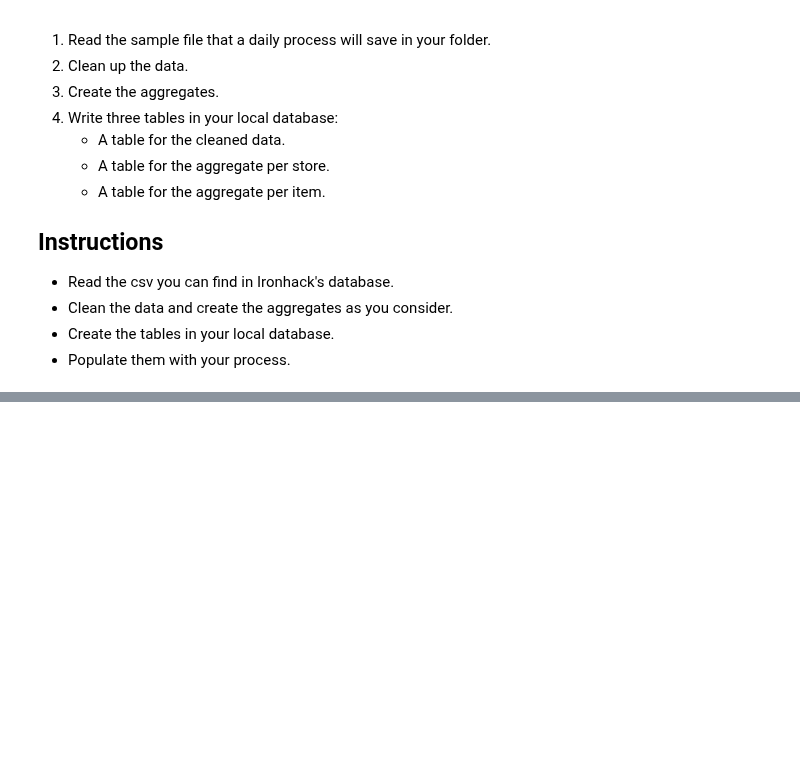
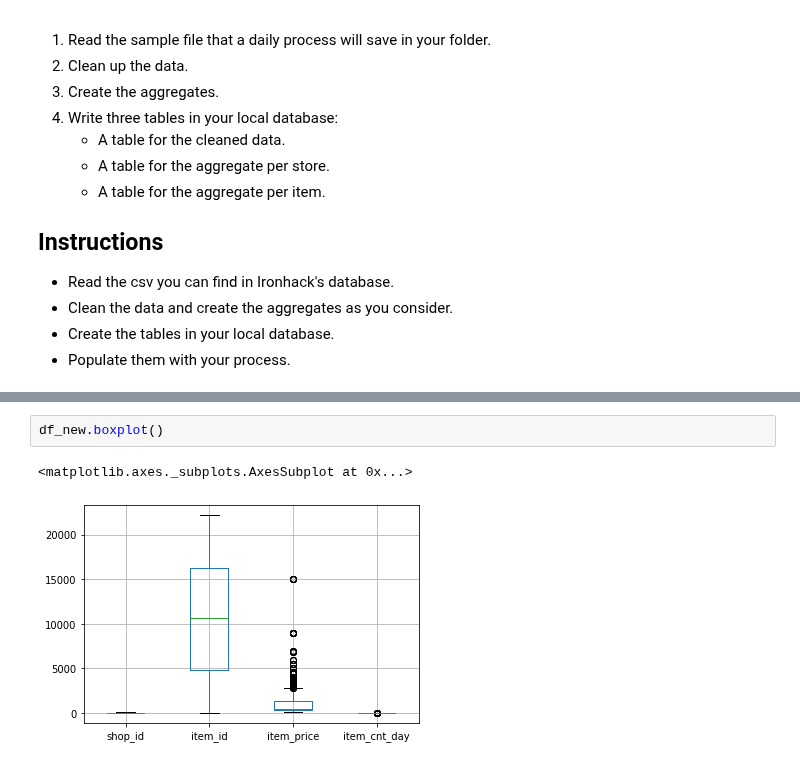
Before and after one commit to ta-data-bcn/lab-df-calculation-and-transformation, a Jupyter notebook: your-code/main.ipynb, the cells around one changed output, grey strips where cells are left out. Cells and saved outputs as stored; diff of their text form; blank space fills up the shorter version.

```diff
--- a/your-code/main.ipynb
+++ b/your-code/main.ipynb
@@ -33,0 +143,5 @@ import pandas as pd
+# %%
+df_new.boxplot()
+# %% [output]
+<matplotlib.axes._subplots.AxesSubplot at 0x...>
+[figure, added]
```
Also changed, not shown: parts of 12 cells of this notebook.
